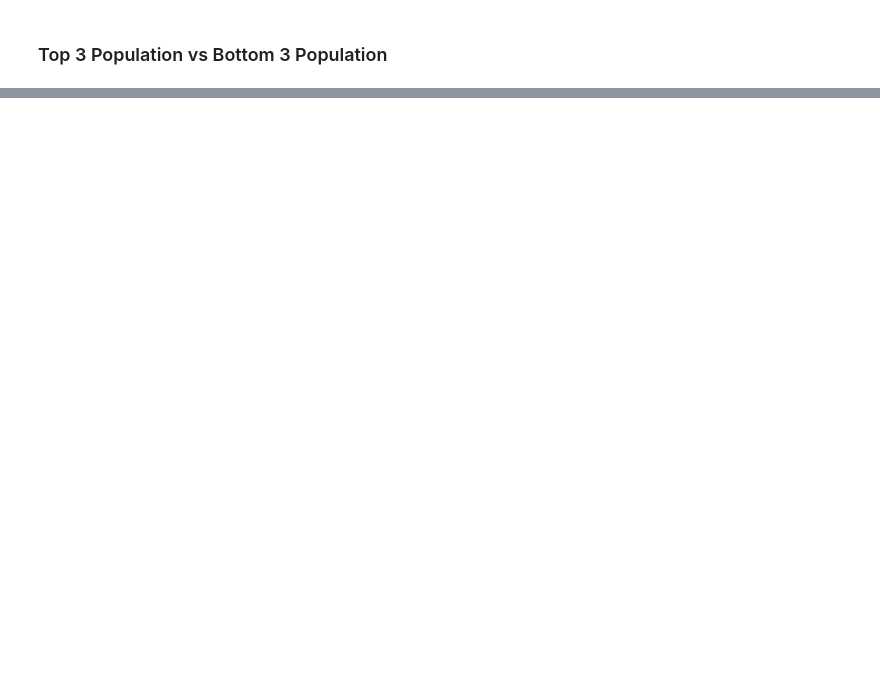
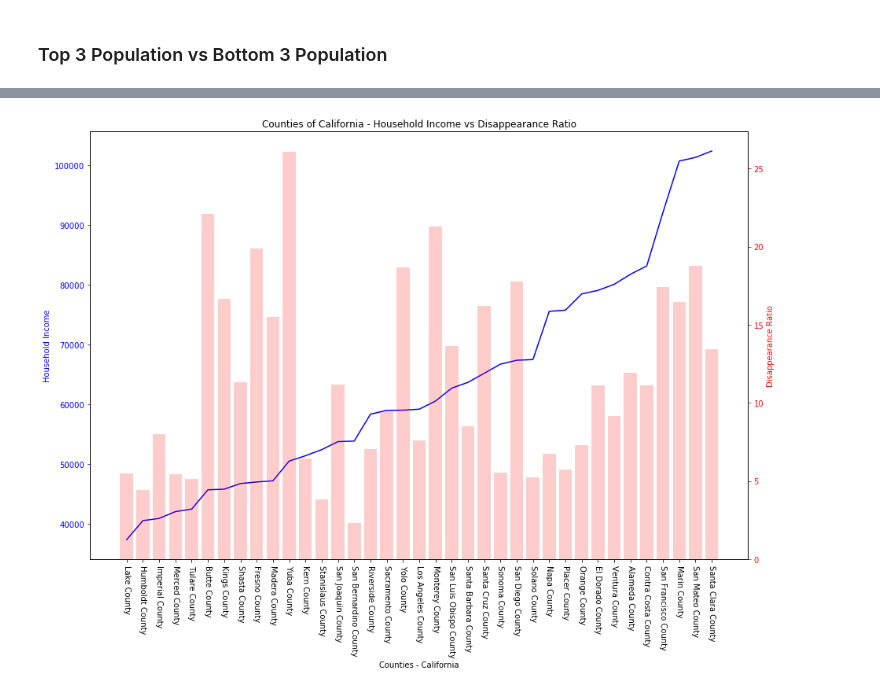
Before and after one commit to ashpon-zz/DoctorsofData, a Jupyter notebook: Final.ipynb, the cells around one changed output, grey strips where cells are left out. Cells and saved outputs as stored; diff of their text form; code cells hidden in the pictures; blank space fills up the shorter version.

```diff
--- a/Final.ipynb
+++ b/Final.ipynb
@@ -419,0 +451,8 @@ https://plot.ly/python/county-level-choropleth/
+# %%
+df_NCMEC_CA = df_NCMEC.loc[df_NCMEC['missing_state']=='California']
+df_CA_Missing = pd.DataFrame(df_NCMEC_CA.groupby('missing_county').count()['name']).reset_index()
+df_CA_Missing.columns = ['county_name','missing_people']
+df_CA_final = df_CA.merge(df_CA_Missing, on='county_name')
+df_CA_final['4yrs_or_higher%'] = round((df_CA_final['Bachelors Degree'] + df_CA_final['Grad or Pro Degree'])/df_CA_final['Population']*100,2)
+df_CA_final['missing_people_ratio'] = round(df_CA_final['missing_people']/df_CA_final['Population']*1000000,2)
+df_CA_final
@@ -419,0 +478,25 @@ https://plot.ly/python/county-level-choropleth/
+# %%
+df_CA_Income = df_CA_final.sort_values(["Household Income"], ascending = True)
+
+fig, ax1 = plt.subplots(figsize=(15,10))
+x_axis = range(len(df_CA_Income['county_name']))
+plt.xticks(x_axis, df_CA_Income['county_name'],rotation=-90)
+
+s1 = df_CA_Income['Household Income']
+ax1.plot(x_axis, s1, 'b-')
+ax1.set_xlabel('Counties - California')
+# Make the y-axis label, ticks and tick labels match the line color.
+ax1.set_ylabel('Household Income', color='b')
+ax1.tick_params('y', colors='b')
+
+ax2 = ax1.twinx()
+s2 = df_CA_final['missing_people_ratio']
+ax2.bar(x_axis, s2,color='r',alpha=0.2)
+ax2.set_ylabel('Disappearance Ratio', color='r')
+ax2.tick_params('y', colors='r')
+
+plt.title('Counties of California - Household Income vs Disappearance Ratio')
+plt.savefig("2a_CA_income")
+plt.show()
+# %% [output]
+[figure, added]
```
Also changed, not shown: parts of 29 cells of this notebook, 13 other files.
